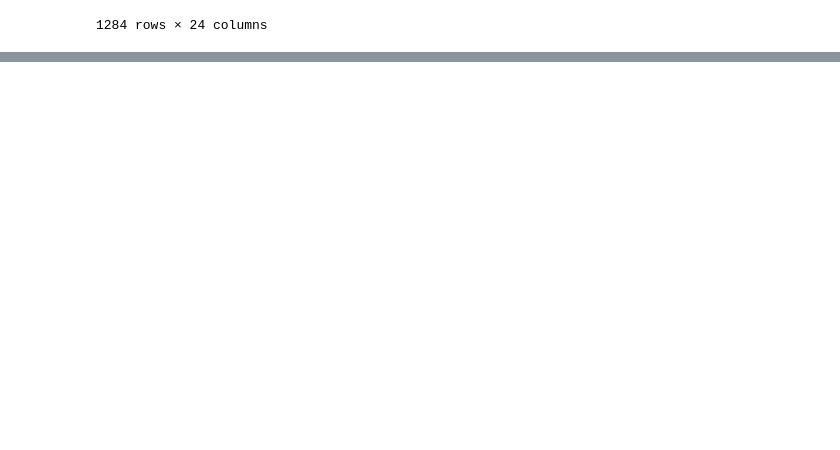
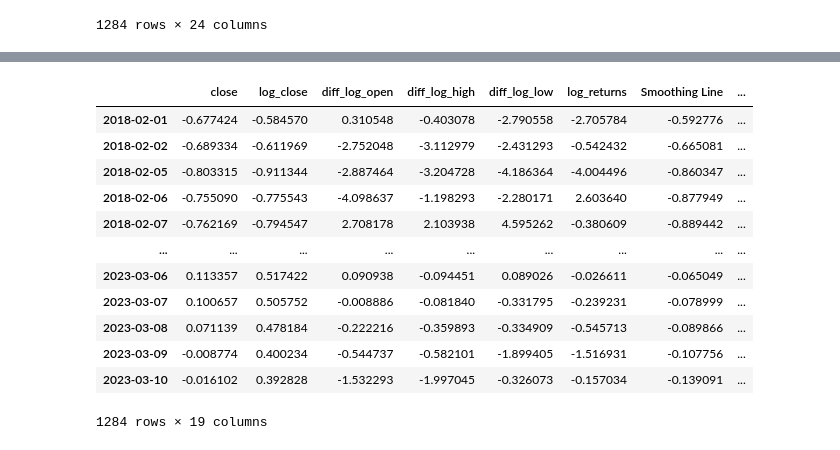
Before and after one commit to d1vory/Bitcoin-Price-Prediction, a Jupyter notebook: models/dataset_maker.ipynb, the cells around one changed output, grey strips where cells are left out. Saved outputs shown, nothing was run; the diff lists cells and outputs as text; code cells hidden in the pictures; blank space fills up the shorter version.

```diff
--- a/models/dataset_maker.ipynb
+++ b/models/dataset_maker.ipynb
@@ -263,0 +284,4 @@ See the caveats in the documentation: https://pandas.pydata.org/pandas-docs/stab
+# %%
+Ntest = 21
+train = df.iloc[:-Ntest]
+test = df.iloc[-Ntest:]
@@ -263,0 +292,17 @@ See the caveats in the documentation: https://pandas.pydata.org/pandas-docs/stab
+# %%
+scaled_df = pd.DataFrame(np.concatenate((train_scaled, test_scaled)), columns=df.columns, index=df.index)
+scaled_df
+# %% [output]
+|  | close | log_close | diff_log_open | diff_log_high | diff_log_low | log_returns | Smoothing Line | ... |
+| 2018-02-01 | -0.677424 | -0.584570 | 0.310548 | -0.403078 | -2.790558 | -2.705784 | -0.592776 | ... |
+| 2018-02-02 | -0.689334 | -0.611969 | -2.752048 | -3.112979 | -2.431293 | -0.542432 | -0.665081 | ... |
+| 2018-02-05 | -0.803315 | -0.911344 | -2.887464 | -3.204728 | -4.186364 | -4.004496 | -0.860347 | ... |
+| 2018-02-06 | -0.755090 | -0.775543 | -4.098637 | -1.198293 | -2.280171 | 2.603640 | -0.877949 | ... |
+| 2018-02-07 | -0.762169 | -0.794547 | 2.708178 | 2.103938 | 4.595262 | -0.380609 | -0.889442 | ... |
+| ... | ... | ... | ... | ... | ... | ... | ... | ... |
+| 2023-03-06 | 0.113357 | 0.517422 | 0.090938 | -0.094451 | 0.089026 | -0.026611 | -0.065049 | ... |
+| 2023-03-07 | 0.100657 | 0.505752 | -0.008886 | -0.081840 | -0.331795 | -0.239231 | -0.078999 | ... |
+| 2023-03-08 | 0.071139 | 0.478184 | -0.222216 | -0.359893 | -0.334909 | -0.545713 | -0.089866 | ... |
+| 2023-03-09 | -0.008774 | 0.400234 | -0.544737 | -0.582101 | -1.899405 | -1.516931 | -0.107756 | ... |
+| 2023-03-10 | -0.016102 | 0.392828 | -1.532293 | -1.997045 | -0.326073 | -0.157034 | -0.139091 | ... |
+1284 rows × 19 columns
```
Also changed, not shown: parts of 15 cells of this notebook, 21 other files.
